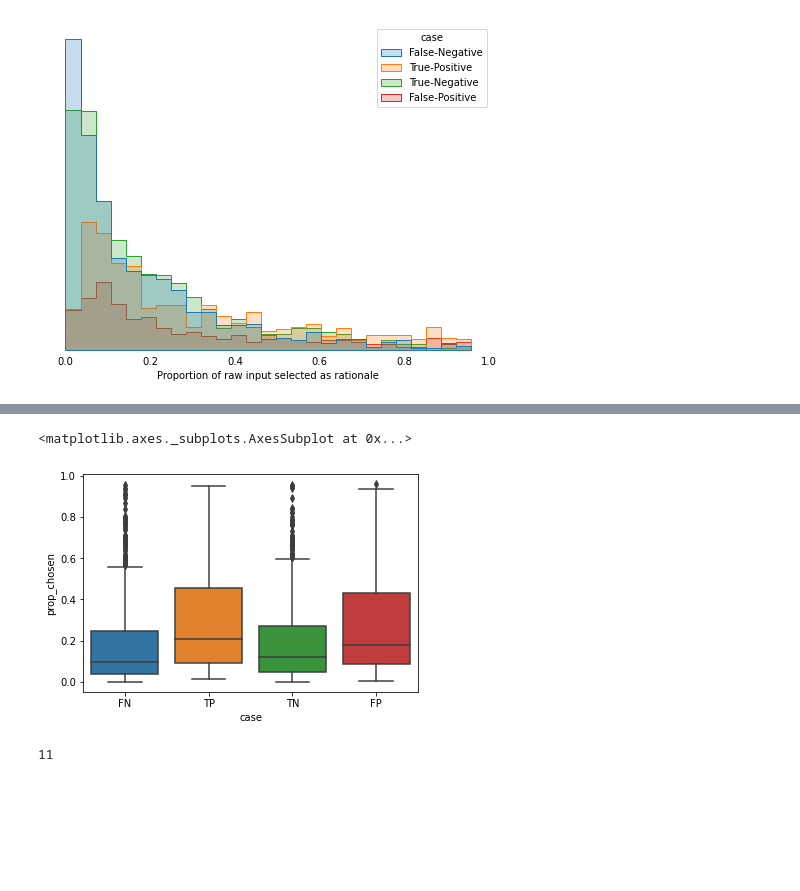
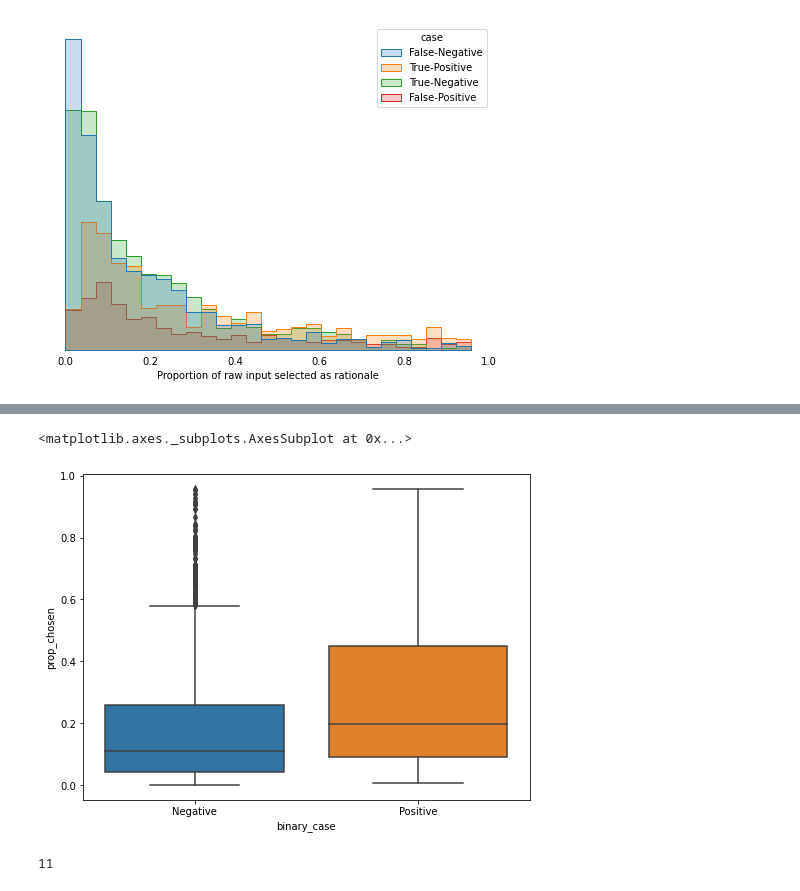
Before and after one commit to bestpredicts/NLP_Projects, a Jupyter notebook: OxLegalReasoning/exploring_rationales.ipynb, the cells around one changed output, grey strips where cells are left out. Drawn from its saved outputs; the diff is of its cells as text; code cells hidden in the pictures; blank space fills up the shorter version.

```diff
--- a/OxLegalReasoning/exploring_rationales.ipynb
+++ b/OxLegalReasoning/exploring_rationales.ipynb
@@ -100,8 +100,23 @@ def get_case(row):
     elif (row["true_label"]==1) & (row["predicted_label"]==0):
         print("got a flase negative")
         return "False-Negative"
+# %%
+def get_case_binary(row):
+    if (row["true_label"]==0) & (row["predicted_label"]==1):
+        print("got a false positive")
+        return "Positive"
+    elif (row["true_label"]==0) & (row["predicted_label"]==0):
+        print("got a true negative")
+        return "Negative"
+    elif (row["true_label"]==1) & (row["predicted_label"]==1):
+        print("got a true positive")
+        return "Positive"
+    elif (row["true_label"]==1) & (row["predicted_label"]==0):
+        print("got a flase negative")
+        return "Negative"
 # %%
 rationales_df["case"] = rationales_df.apply (lambda row: get_case(row), axis=1)
+rationales_df["binary_case"] = rationales_df.apply (lambda row: get_case_binary(row), axis=1)
 # %% [output]
 got a flase negative
 got a flase negative
@@ -342,8 +377,9 @@ ax.set_xlabel("Proportion of raw input selected as rationale")
 # %%
-sns.boxplot(data = rationales_df, x = "case", y = "prop_chosen")
+fig, ax = plt.subplots(figsize = (8,6))
+sns.boxplot(data = rationales_df, x = "binary_case", y = "prop_chosen")
 # %% [output]
 <matplotlib.axes._subplots.AxesSubplot at 0x...>
-[figure, old version]
+[figure, new version]
 # %%
 min(len_raw)
 # %% [output]
```
Also changed, not shown: parts of 15 cells of this notebook, 11 other files.
